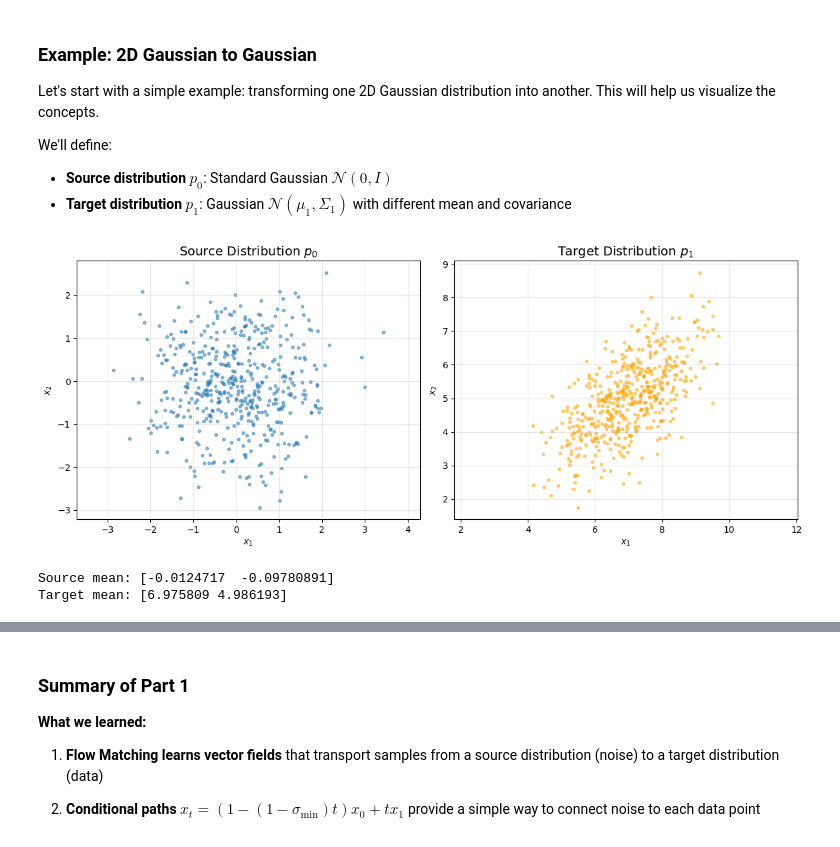
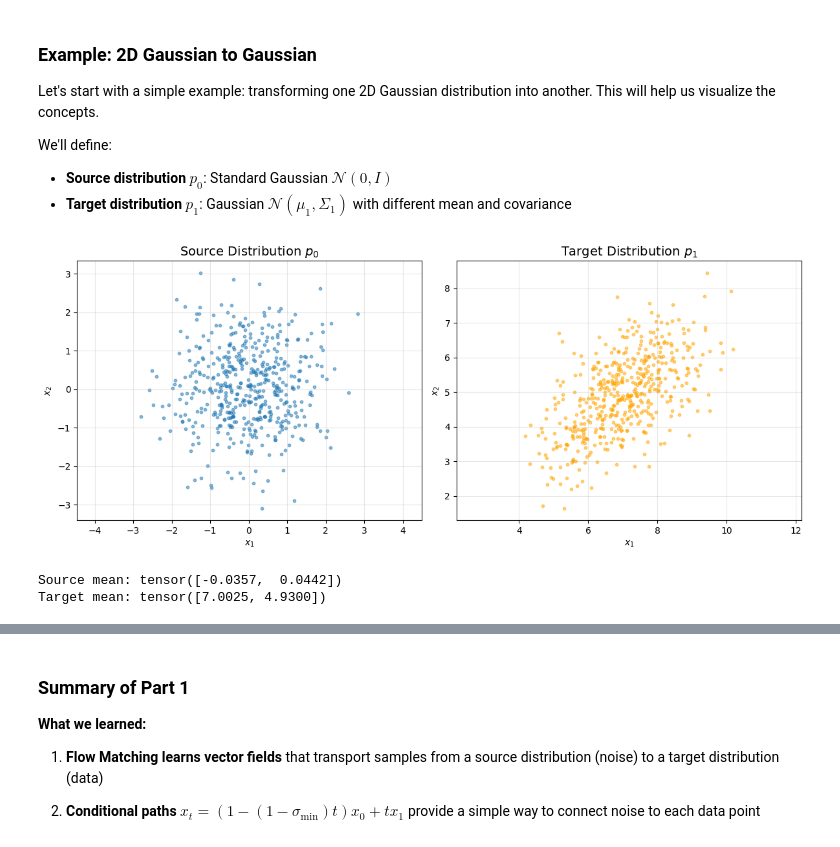
Before and after one commit to francesco-vaselli/flow_matching_introduction, a Jupyter notebook: exercises.ipynb, the cells around one changed output, grey strips where cells are left out. Drawn from its saved outputs; the diff is of its cells as text; code cells hidden in the pictures.

Commit message:
torch version

```diff
--- a/exercises.ipynb
+++ b/exercises.ipynb
@@ -76,58 +74,61 @@ We'll define:
 - **Target distribution** $p_1$: Gaussian $\mathcal{N}(\mu_1, \Sigma_1)$ with different mean and covariance
 # %%
 # Define source and target distributions
-def sample_source(key, n_samples):
+def sample_source(n_samples):
     """Sample from source distribution p_0 = N(0, I)"""
-    return random.normal(key, (n_samples, 2))
+    return torch.randn(n_samples, 2)
 
-def sample_target(key, n_samples):
+def sample_target(n_samples):
     """Sample from target distribution p_1 = N(mu_1, Sigma_1)"""
     # Target parameters: shifted and rotated Gaussian
-    mu_1 = jnp.array([7.0, 5.0])
+    mu_1 = torch.tensor([7.0, 5.0])
 
     # Create a covariance matrix with correlation
-    angle = jnp.pi / 4  # 45 degree rotation
-    rotation = jnp.array([[jnp.cos(angle), -jnp.sin(angle)],
-                          [jnp.sin(angle), jnp.cos(angle)]])
-    scale = jnp.array([[2.0, 0.0], [0.0, 0.5]])
+    angle = torch.tensor(torch.pi / 4)  # 45 degree rotation
+    rotation = torch.tensor([[torch.cos(angle), -torch.sin(angle)],
+                          [torch.sin(angle), torch.cos(angle)]])
+    scale = torch.tensor([[2.0, 0.0], [0.0, 0.5]])
     Sigma_1 = rotation @ scale @ rotation.T
 
     # Sample from standard Gaussian and transform
-    z = random.normal(key, (n_samples, 2))
-    return z @ jnp.linalg.cholesky(Sigma_1).T + mu_1
+    z = torch.randn(n_samples, 2)
+    return z @ torch.linalg.cholesky(Sigma_1).T + mu_1
 
 # Sample from both distributions
-key, subkey1, subkey2 = random.split(key, 3)
 n_samples = 500
-x_0_samples = sample_source(subkey1, n_samples)
-x_1_samples = sample_target(subkey2, n_samples)
+x_0_samples = sample_source(n_samples)
+x_1_samples = sample_target(n_samples)
 
 # Visualize the distributions
+# Convert to numpy for plotting
+x_0_np = x_0_samples.numpy()
+x_1_np = x_1_samples.numpy()
+
 fig, (ax1, ax2) = plt.subplots(1, 2, figsize=(12, 5))
 
-ax1.scatter(x_0_samples[:, 0], x_0_samples[:, 1], alpha=0.5, s=10)
+ax1.scatter(x_0_np[:, 0], x_0_np[:, 1], alpha=0.5, s=10)
 ax1.set_title('Source Distribution $p_0$', fontsize=14)
 ax1.set_xlabel('$x_1$')
 ax1.set_ylabel('$x_2$')
 ax1.grid(True, alpha=0.3)
 ax1.axis('equal')
 
-ax2.scatter(x_1_samples[:, 0], x_1_samples[:, 1], alpha=0.5, s=10, color='orange')
+ax2.scatter(x_1_np[:, 0], x_1_np[:, 1], alpha=0.5, s=10, color='orange')
 ax2.set_title('Target Distribution $p_1$', fontsize=14)
 ax2.set_xlabel('$x_1$')
 ax2.set_ylabel('$x_2$')
 ax2.grid(True, alpha=0.3)
 ax2.axis('equal')
 
 plt.tight_layout()
 plt.show()
 
-print(f"Source mean: {jnp.mean(x_0_samples, axis=0)}")
-print(f"Target mean: {jnp.mean(x_1_samples, axis=0)}")
+print(f"Source mean: {torch.mean(x_0_samples, dim=0)}")
+print(f"Target mean: {torch.mean(x_1_samples, dim=0)}")
 # %% [output]
-[figure, old version]
+[figure, new version]
-Source mean: [-0.0124717  -0.09780891]
-Target mean: [6.975809 4.986193]
+Source mean: tensor([-0.0357,  0.0442])
+Target mean: tensor([7.0025, 4.9300])
 # %% [markdown]
 ### Conditional Probability Paths
 
```
Also changed, not shown: parts of 10 cells of this notebook.
